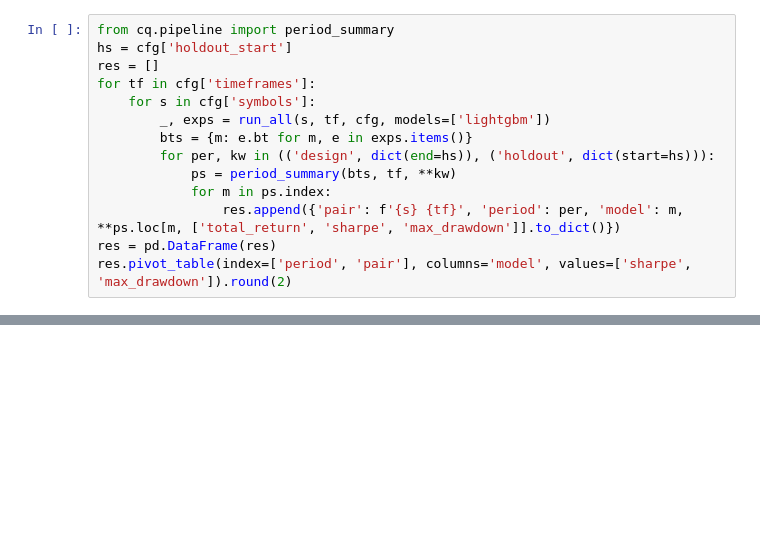
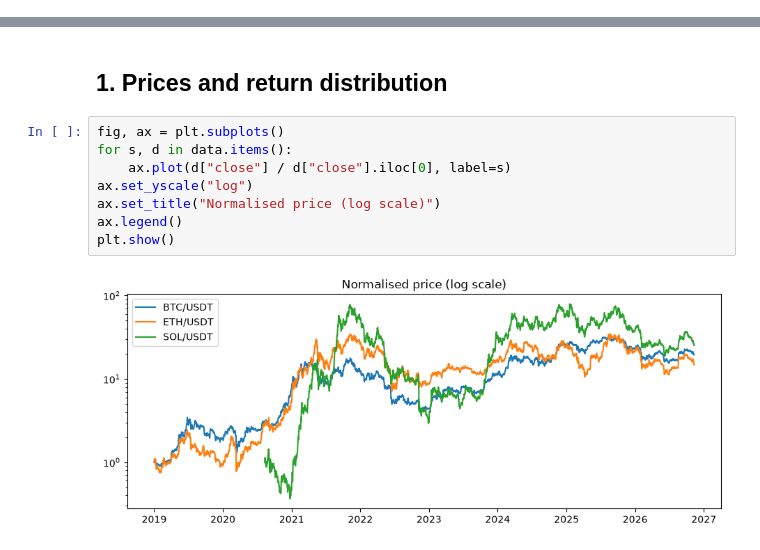
Before and after one commit to the-daonm/crypto-quant, a Jupyter notebook: notebooks/eda.ipynb, the cells around one changed output, grey strips where cells are left out. Drawn from its saved outputs; the diff is of its cells as text; blank space fills up the shorter version.

```diff
--- a/notebooks/eda.ipynb
+++ b/notebooks/eda.ipynb
@@ -102,14 +0,0 @@ v1 giao dịch khoảng 6000 lần nên chỉ có lãi khi phí gần bằng 0.
-# %%
-from cq.pipeline import period_summary
-hs = cfg['holdout_start']
-res = []
-for tf in cfg['timeframes']:
-    for s in cfg['symbols']:
-        _, exps = run_all(s, tf, cfg, models=['lightgbm'])
-        bts = {m: e.bt for m, e in exps.items()}
-        for per, kw in (('design', dict(end=hs)), ('holdout', dict(start=hs))):
-            ps = period_summary(bts, tf, **kw)
-            for m in ps.index:
-                res.append({'pair': f'{s} {tf}', 'period': per, 'model': m, **ps.loc[m, ['total_return', 'sharpe', 'max_drawdown']].to_dict()})
-res = pd.DataFrame(res)
-res.pivot_table(index=['period', 'pair'], columns='model', values=['sharpe', 'max_drawdown']).round(2)
@@ -148,0 +27,12 @@ exps['lightgbm'].wf.importance.head(10).plot.barh(title='Top 10 feature (LightGB
+# %% [markdown]
+## 1. Prices and return distribution
+# %%
+fig, ax = plt.subplots()
+for s, d in data.items():
+    ax.plot(d["close"] / d["close"].iloc[0], label=s)
+ax.set_yscale("log")
+ax.set_title("Normalised price (log scale)")
+ax.legend()
+plt.show()
+# %% [output]
+[figure, added]
```
Also changed, not shown: parts of 36 cells of this notebook.
